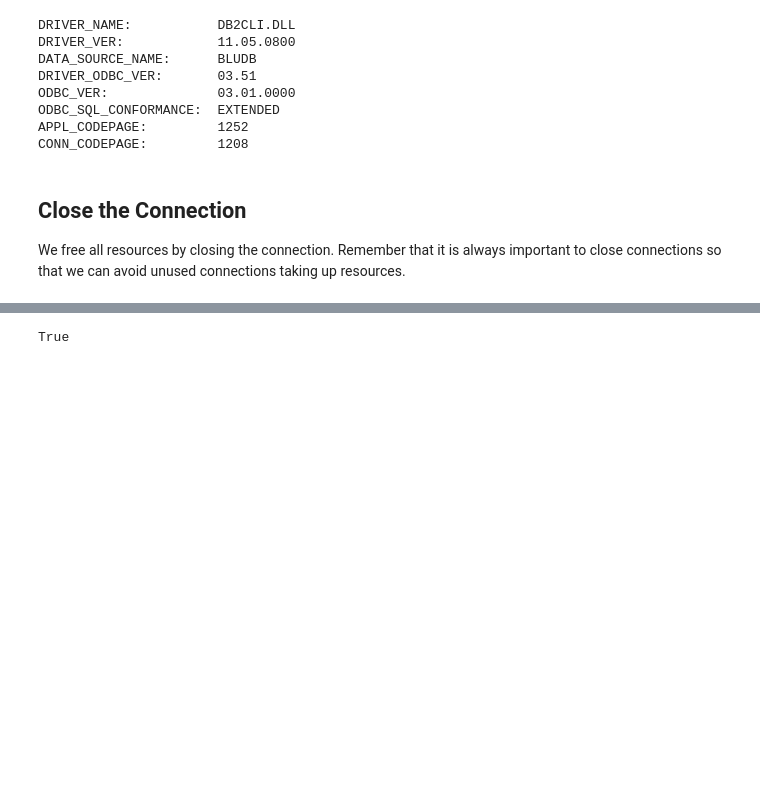
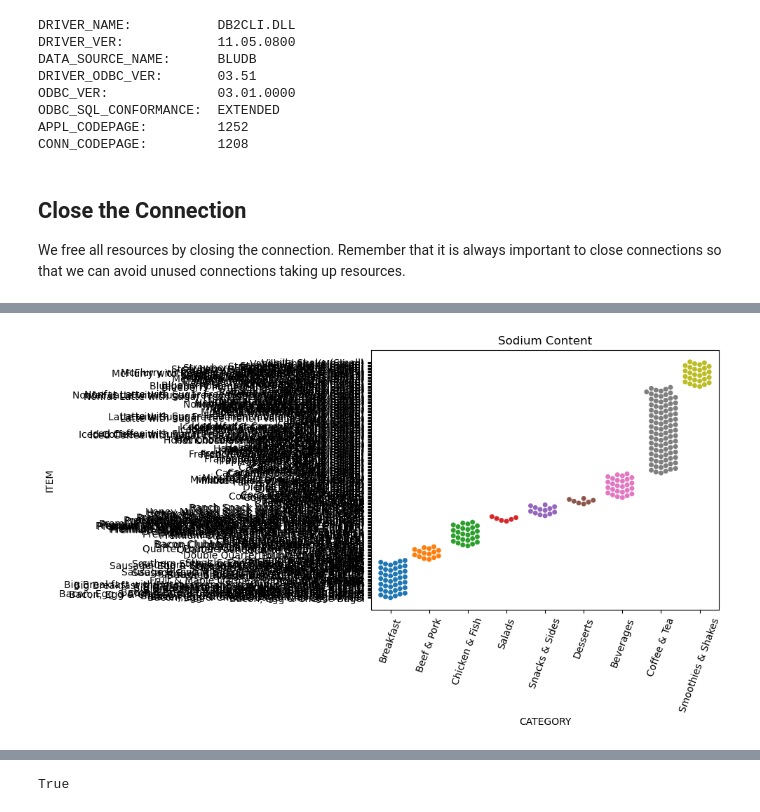
Before and after one commit to TheDreamed/IBM-Data-Science---Coursera, a Jupyter notebook: Databases and SQL for Data Science/Accessing databases using Python/Connecting to a database instance.ipynb, the cells around one changed output, grey strips where cells are left out. Saved outputs shown, nothing was run; the diff lists cells and outputs as text; code cells hidden in the pictures; blank space fills up the shorter version.

Commit message:
Analyzing Real World Data Set SQL / Python

```diff
--- a/Databases and SQL for Data Science/Accessing databases using Python/Connecting to a database instance.ipynb
+++ b/Databases and SQL for Data Science/Accessing databases using Python/Connecting to a database instance.ipynb
@@ -215,0 +224,7 @@ We free all resources by closing the connection. Remember that it is always impo
+# %%
+import pandas
+import ibm_db_dbi
+
+pconn = ibm_db_dbi.Connection(conn)
+df = pandas.read_sql("SELECT * FROM MCDONT", pconn)
+df
@@ -215,0 +267,9 @@ We free all resources by closing the connection. Remember that it is always impo
+# %%
+
+
+plot = sns.swarmplot(x = 'CATEGORY' , y = 'ITEM', data = df)
+plt.setp(plot.get_xticklabels(), rotation=70)
+plt.title('Sodium Content')
+plt.show()
+# %% [output]
+[figure, added]
```
Also changed, not shown: parts of 9 cells of this notebook, 10 other files.
